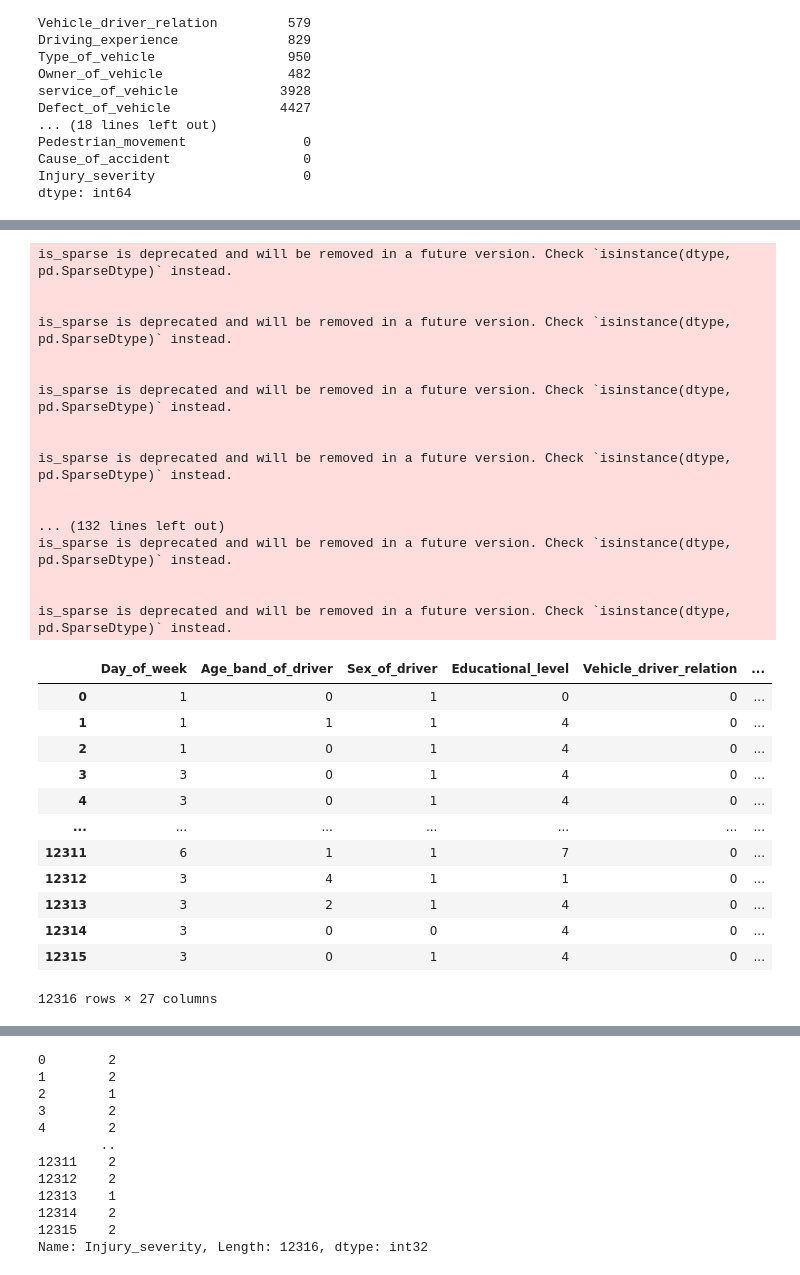
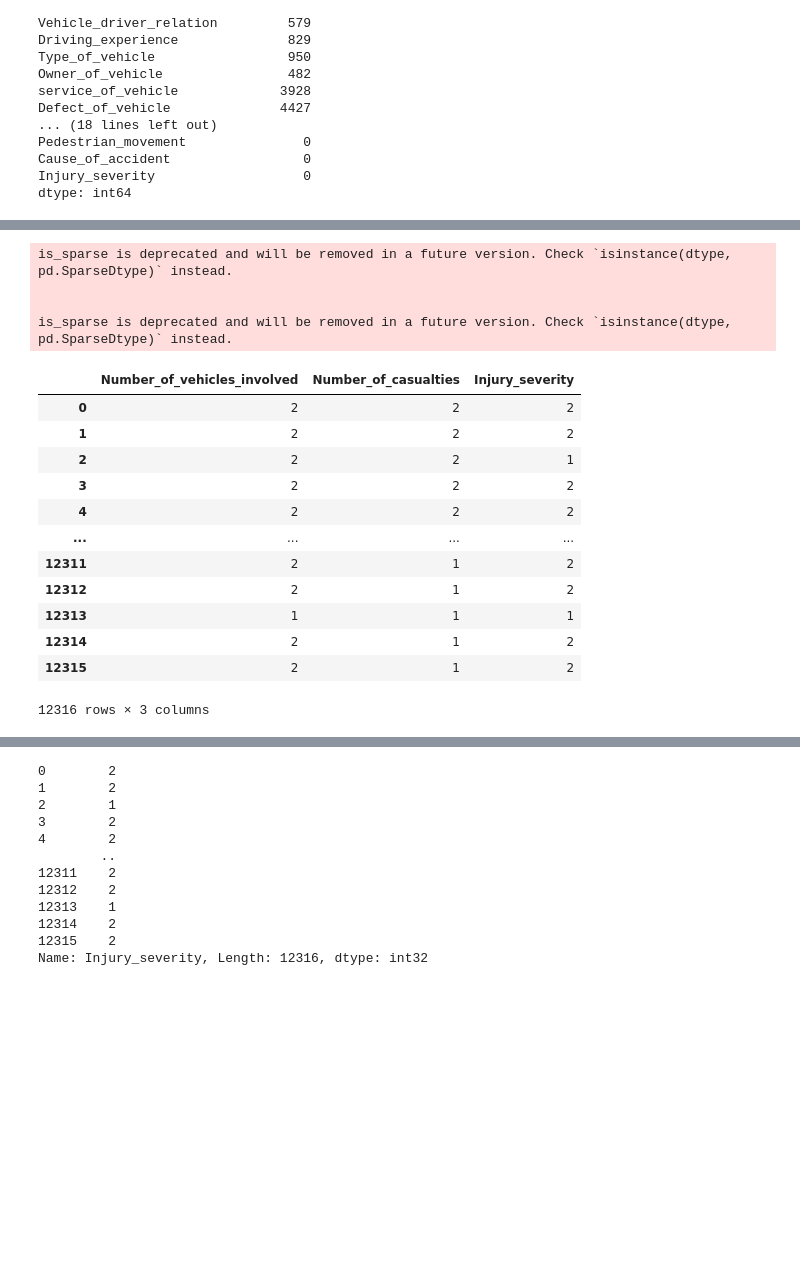
Before and after one commit to KushDayv/Intro-to-ML-models, a Jupyter notebook: road_accident_severity_linear_regression_model.ipynb, the cells around one changed output, grey strips where cells are left out. Drawn from its saved outputs; the diff is of its cells as text; code cells hidden in the pictures; blank space fills up the shorter version.

```diff
--- a/road_accident_severity_linear_regression_model.ipynb
+++ b/road_accident_severity_linear_regression_model.ipynb
@@ -98,13 +101,3 @@ Pedestrian_movement               0
 Cause_of_accident                 0
 Injury_severity                   0
 dtype: int64
-# %%
-#From the above outputs ....I do away with columns that have null values of more than 1000, and the ones that I don't need
-#drop Time, Service_of_vehicle, Defect_of_vehicle, Work_of_casualty, Fitness_of_casualty
-
-df.drop(['Time','service_of_vehicle','Defect_of_vehicle','Work_of_casualty','Fitness_of_casualty'], axis=1, inplace=True)
-
-#Replacing the remianing columns that contain missing values with na
-df_new = df.fillna('na')
-print('The New Data Set:')
-df_new.head(20)
@@ -130,0 +104,10 @@ The New Data Set:
+# %%
+#From the above outputs ....Dropping all the unwanted columns
+
+df.drop(['Time','Day_of_week','Age_band_of_driver','Sex_of_driver','Educational_level','Vehicle_driver_relation','Driving_experience',
+'Type_of_vehicle','Owner_of_vehicle','service_of_vehicle','Defect_of_vehicle','Area_accident_occured','Lanes_or_Medians','Road_allignment',
+'Types_of_Junction','Road_surface_type','Road_surface_conditions','Light_conditions','Weather_conditions','Type_of_collision','Vehicle_movement',
+'Casualty_class','Sex_of_casualty','Age_band_of_casualty','Casualty_severity','Pedestrian_movement','Cause_of_accident','Work_of_casualty',
+'Fitness_of_casualty'], axis=1, inplace=True)
+
+df.head(20)
@@ -183,40 +165,27 @@ memory usage: 2.5+ MB
 # %%
 # LABEL ENCODING - This is to allow the model to work with string values.
 from sklearn.preprocessing import LabelEncoder
 
 l = LabelEncoder()
-for col in df_new.columns:
-    if df_new[col].dtype == object:
-        df_new[col] = l.fit_transform(df_new[col])
-df_new
+for col in df.columns:
+    if df[col].dtype == object:
+        df[col] = l.fit_transform(df[col])
+df
 # %% [output]
 is_sparse is deprecated and will be removed in a future version. Check `isinstance(dtype, pd.SparseDtype)` instead.
 
 
 is_sparse is deprecated and will be removed in a future version. Check `isinstance(dtype, pd.SparseDtype)` instead.
-
-
-is_sparse is deprecated and will be removed in a future version. Check `isinstance(dtype, pd.SparseDtype)` instead.
-
-
-is_sparse is deprecated and will be removed in a future version. Check `isinstance(dtype, pd.SparseDtype)` instead.
-
-
-... (132 lines left out)
-is_sparse is deprecated and will be removed in a future version. Check `isinstance(dtype, pd.SparseDtype)` instead.
-
-
-is_sparse is deprecated and will be removed in a future version. Check `isinstance(dtype, pd.SparseDtype)` instead.
-|  | Day_of_week | Age_band_of_driver | Sex_of_driver | Educational_level | Vehicle_driver_relation | ... |
-| 0 | 1 | 0 | 1 | 0 | 0 | ... |
-| 1 | 1 | 1 | 1 | 4 | 0 | ... |
-| 2 | 1 | 0 | 1 | 4 | 0 | ... |
-| 3 | 3 | 0 | 1 | 4 | 0 | ... |
-| 4 | 3 | 0 | 1 | 4 | 0 | ... |
-| ... | ... | ... | ... | ... | ... | ... |
-| 12311 | 6 | 1 | 1 | 7 | 0 | ... |
-| 12312 | 3 | 4 | 1 | 1 | 0 | ... |
-| 12313 | 3 | 2 | 1 | 4 | 0 | ... |
-| 12314 | 3 | 0 | 0 | 4 | 0 | ... |
-| 12315 | 3 | 0 | 1 | 4 | 0 | ... |
+|  | Number_of_vehicles_involved | Number_of_casualties | Injury_severity |
+| 0 | 2 | 2 | 2 |
+| 1 | 2 | 2 | 2 |
+| 2 | 2 | 2 | 1 |
+| 3 | 2 | 2 | 2 |
+| 4 | 2 | 2 | 2 |
+| ... | ... | ... | ... |
+| 12311 | 2 | 1 | 2 |
+| 12312 | 2 | 1 | 2 |
+| 12313 | 1 | 1 | 1 |
+| 12314 | 2 | 1 | 2 |
+| 12315 | 2 | 1 | 2 |
-12316 rows × 27 columns
+12316 rows × 3 columns
```
Also changed, not shown: parts of 16 cells of this notebook.
